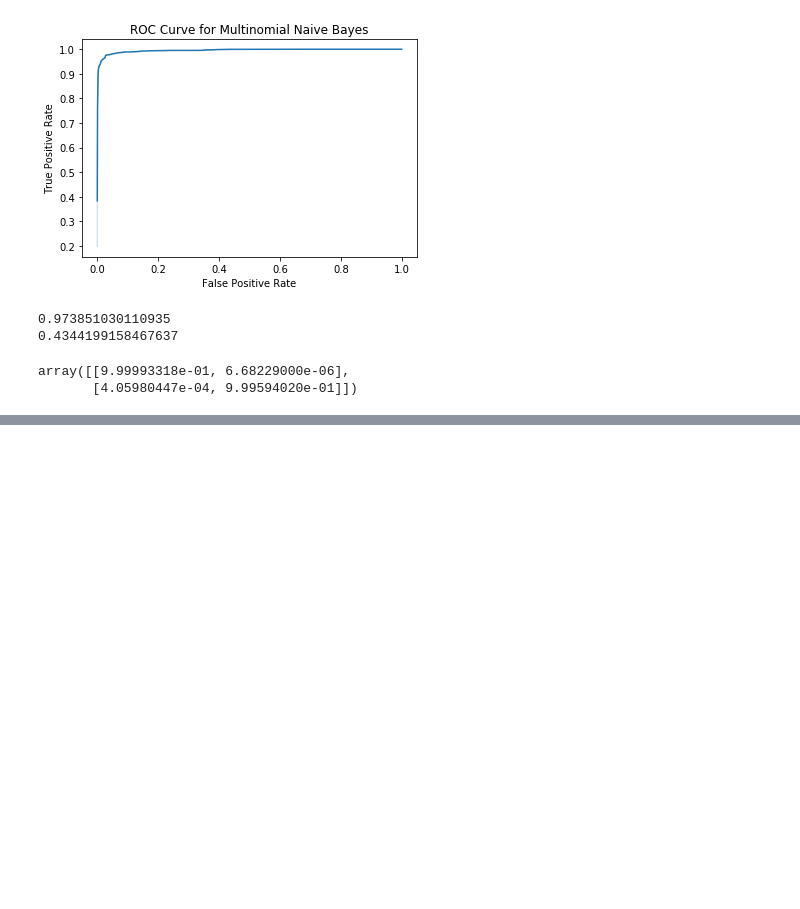
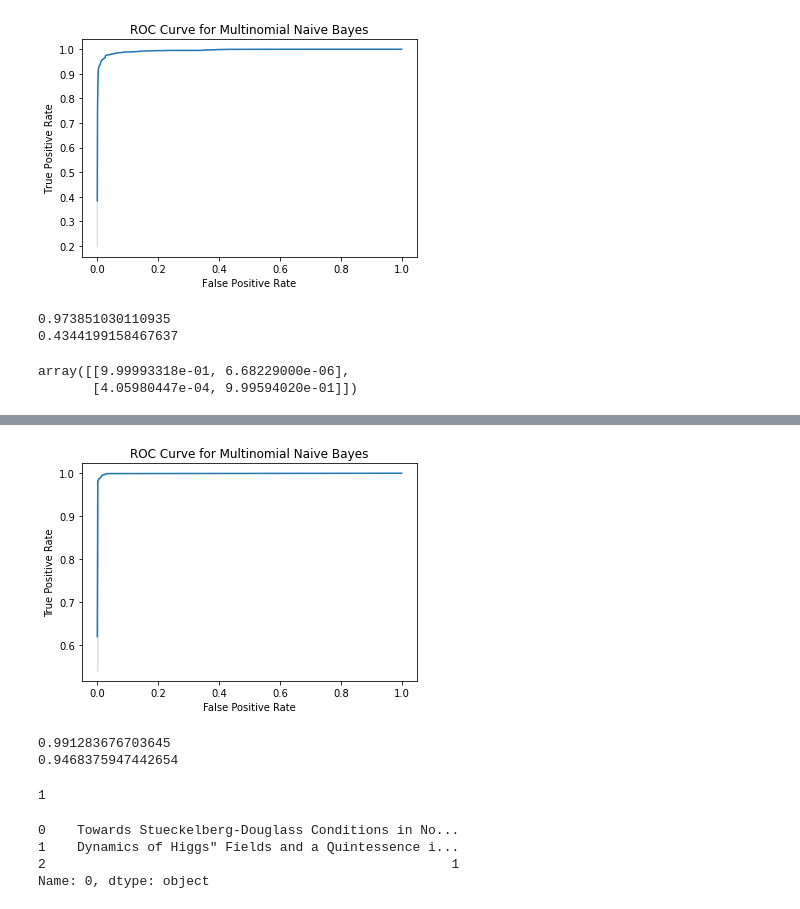
Before and after one commit to SoyBison/Blog_Posts, a Jupyter notebook: ArxivVsSnarxiv/breadboard.ipynb, the cells around one changed output, grey strips where cells are left out. Saved outputs shown, nothing was run; the diff lists cells and outputs as text; code cells hidden in the pictures; blank space fills up the shorter version.

```diff
--- a/ArxivVsSnarxiv/breadboard.ipynb
+++ b/ArxivVsSnarxiv/breadboard.ipynb
@@ -110,0 +113,32 @@ avs_ad = make_adversarial_data(avs_ad)
+# %%
+ct_cv = ColumnTransformer([
+    ('count0', CountVectorizer(), 0),
+    ('count1', CountVectorizer(), 1)
+])
+nbpipe = Pipeline([
+    ('countvec', ct_cv),
+    ('nb', MultinomialNB())
+])
+params = {'nb__alpha': np.logspace(-4, 0, 100)}
+nb = GridSearchCV(nbpipe, params, n_jobs=-1, cv=10, refit=True)
+nb.fit(x_train, y_train);
+# %%
+y_pred = nb.predict_proba(x_test)[:, 1]
+auc = roc_auc_score(y_test, y_pred)
+tpr, fpr, thresh = roc_curve(y_test, y_pred)
+sns.lineplot(tpr, fpr)
+plt.title('ROC Curve for Multinomial Naive Bayes')
+plt.xlabel('False Positive Rate')
+plt.ylabel('True Positive Rate')
+plt.show()
+# %% [output]
+[figure, added]
+# %%
+accs = [accuracy_score(y_test, y_pred > th) for th in thresh]
+best_i = np.argmax(accs)
+print(accs[best_i])
+best_th = thresh[best_i]
+print(best_th)
+# %% [output]
+0.991283676703645
+0.9468375947442654
@@ -110,0 +149,13 @@ avs_ad = make_adversarial_data(avs_ad)
+# %%
+z = list(avs_ad.iloc[0][0:2])
+p = nb.predict_proba([z])
+np.argmax(p)
+# %% [output]
+1
+# %%
+avs_ad.iloc[0]
+# %% [output]
+0    Towards Stueckelberg-Douglass Conditions in No...
+1    Dynamics of Higgs" Fields and a Quintessence i...
+2                                                    1
+Name: 0, dtype: object
```
Also changed, not shown: parts of 7 cells of this notebook, 9 other files.
